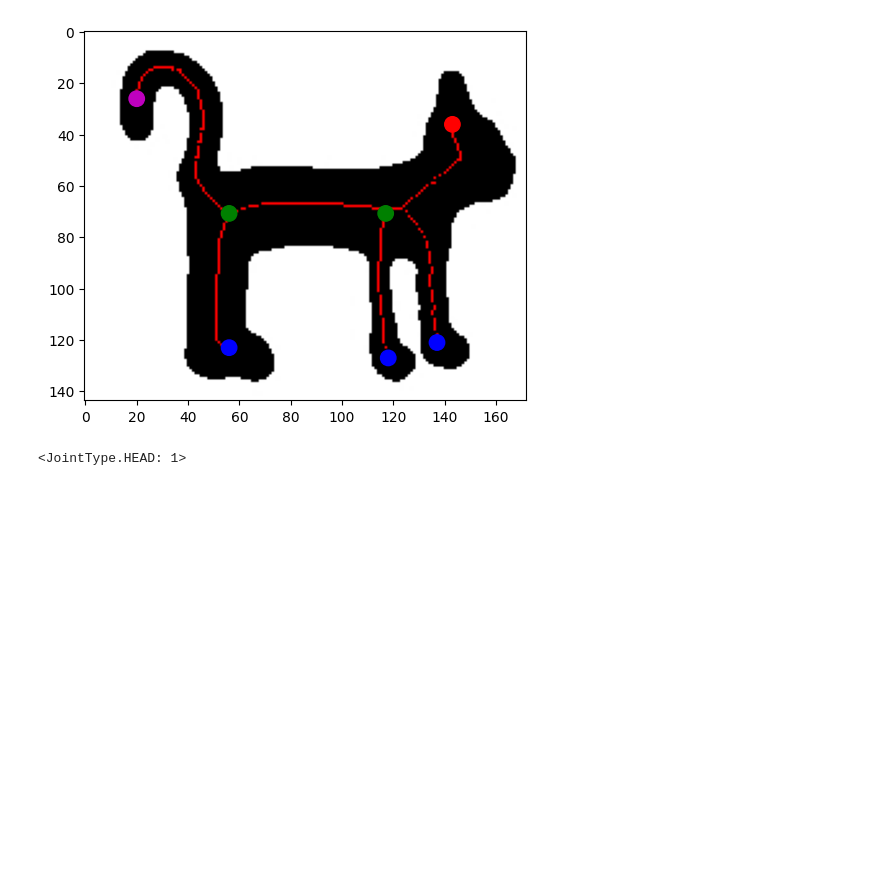
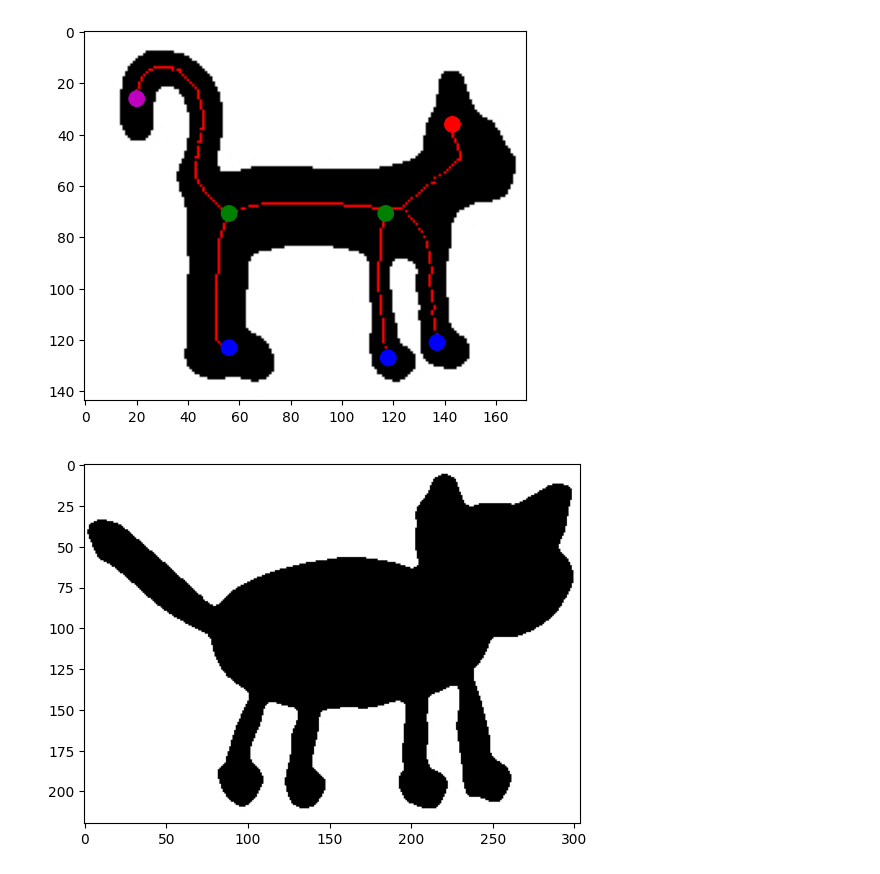
Before and after one commit to shellrider-games/bachelor-thesis, a Jupyter notebook: notebooks/skeletonisation/thorstensStuff.ipynb, the cells around one changed output. Cells and saved outputs as stored; diff of their text form; code cells hidden in the pictures; blank space fills up the shorter version.

Commit message:
Update work on skeleton graph matching

```diff
--- a/notebooks/skeletonisation/thorstensStuff.ipynb
+++ b/notebooks/skeletonisation/thorstensStuff.ipynb
@@ -46,7 +43,10 @@ for joint in skeleton.joints:
 plt.show()
 # %% [output]
 [figure]
-# %%
-skeleton.joints[2].type
-# %% [output]
-<JointType.HEAD: 1>
+# %%
+prototype_img = cv2.imread("cat_proto_mask.jpg",cv2.IMREAD_COLOR)
+prototype_img = ~prototype_img
+plt.imshow(prototype_img)
+plt.show()
+# %% [output]
+[figure, added]
```
Also changed, not shown: parts of 4 cells of this notebook, 3 other files.
